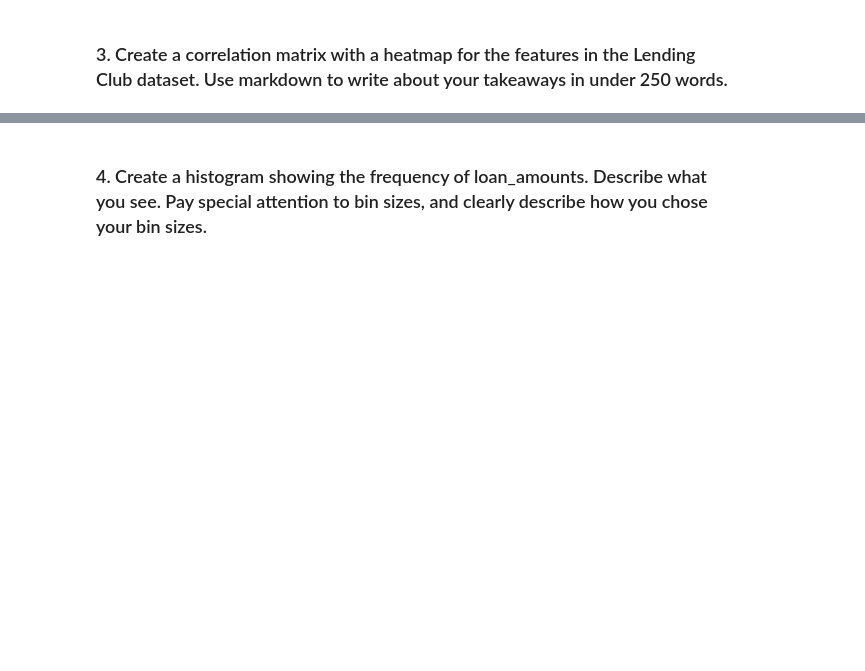
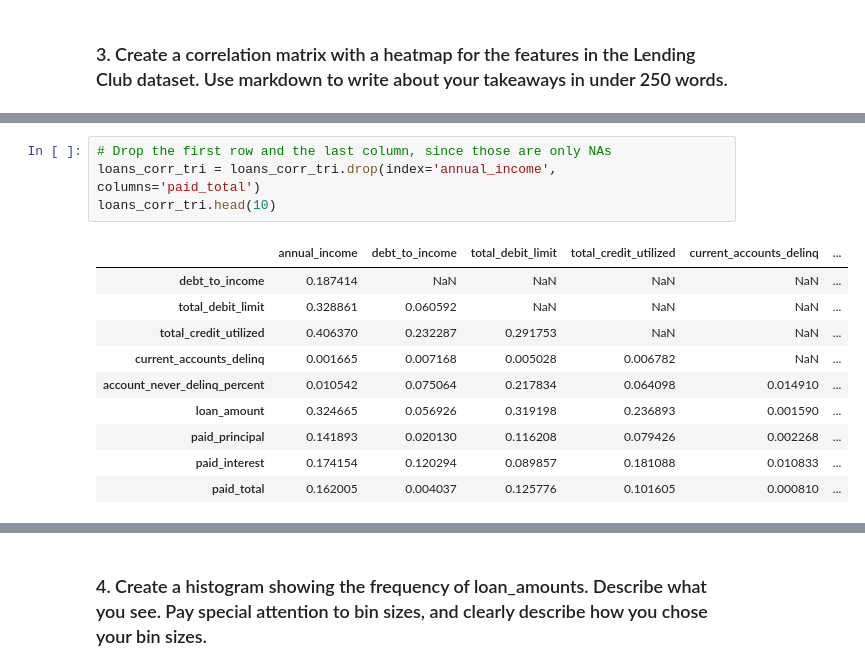
Before and after one commit to artolon/HW12-ML-Intro, a Jupyter notebook: Homework 12 - Intro to Machine Learning.ipynb, the cells around one changed output, grey strips where cells are left out. Cells and saved outputs as stored; diff of their text form; blank space fills up the shorter version.

```diff
--- a/Homework 12 - Intro to Machine Learning.ipynb
+++ b/Homework 12 - Intro to Machine Learning.ipynb
@@ -151,0 +414,15 @@ plt.show()
+# %%
+# Drop the first row and the last column, since those are only NAs
+loans_corr_tri = loans_corr_tri.drop(index='annual_income', columns='paid_total')
+loans_corr_tri.head(10)
+# %% [output]
+|  | annual_income | debt_to_income | total_debit_limit | total_credit_utilized | current_accounts_delinq | ... |
+| debt_to_income | 0.187414 | NaN | NaN | NaN | NaN | ... |
+| total_debit_limit | 0.328861 | 0.060592 | NaN | NaN | NaN | ... |
+| total_credit_utilized | 0.406370 | 0.232287 | 0.291753 | NaN | NaN | ... |
+| current_accounts_delinq | 0.001665 | 0.007168 | 0.005028 | 0.006782 | NaN | ... |
+| account_never_delinq_percent | 0.010542 | 0.075064 | 0.217834 | 0.064098 | 0.014910 | ... |
+| loan_amount | 0.324665 | 0.056926 | 0.319198 | 0.236893 | 0.001590 | ... |
+| paid_principal | 0.141893 | 0.020130 | 0.116208 | 0.079426 | 0.002268 | ... |
+| paid_interest | 0.174154 | 0.120294 | 0.089857 | 0.181088 | 0.010833 | ... |
+| paid_total | 0.162005 | 0.004037 | 0.125776 | 0.101605 | 0.000810 | ... |
```
Also changed, not shown: parts of 21 cells of this notebook.
